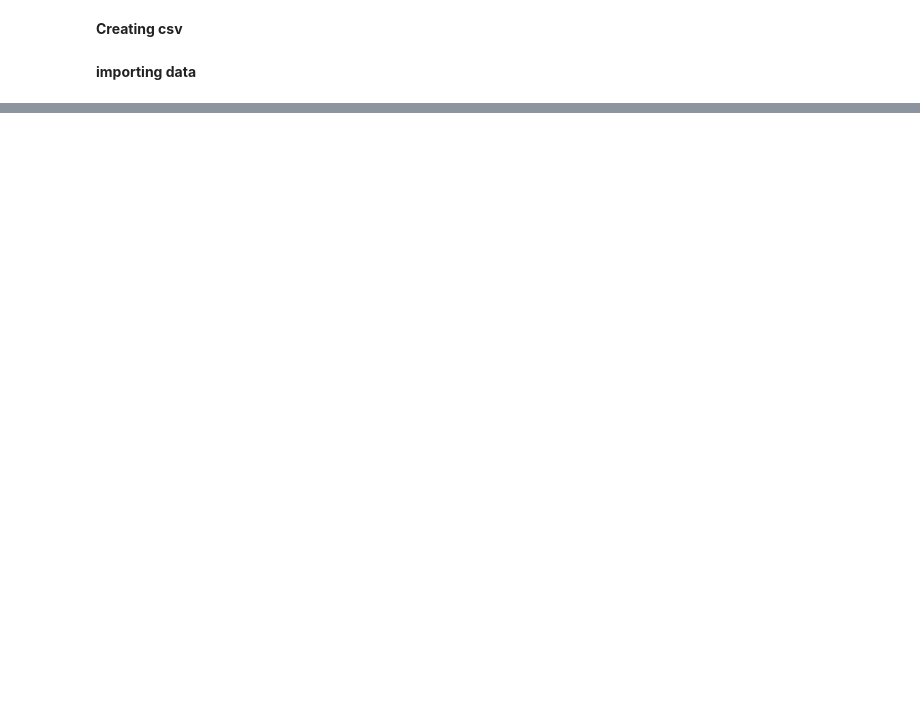
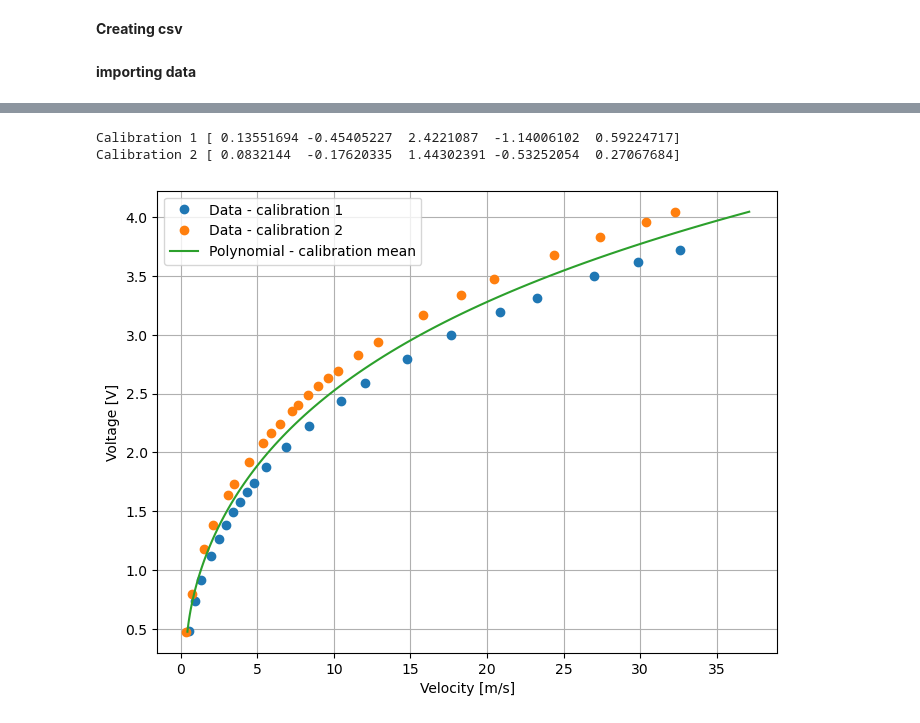
Before and after one commit to VictorLier/ExperimentalFluid, a Jupyter notebook: Hot-wire/calibration_marc.ipynb, the cells around one changed output, grey strips where cells are left out. Saved outputs shown, nothing was run; the diff lists cells and outputs as text; code cells hidden in the pictures; blank space fills up the shorter version.

```diff
--- a/Hot-wire/calibration_marc.ipynb
+++ b/Hot-wire/calibration_marc.ipynb
@@ -89,0 +98,30 @@ cali_2.save_coefficients('polynomial_coefficients.txt')
+# %%
+
+print('Calibration 1', cali_1.coefficients)
+print('Calibration 2', cali_2.coefficients)
+
+coefficients_mean = (cali_1.coefficients+cali_2.coefficients)/2
+
+voltage_values2 = np.linspace(min(cali_2.V), max(cali_2.V), 100)
+
+
+velocity_values2 = np.polyval(coefficients_mean, voltage_values2)
+
+np.savetxt('polynomial_coefficients_mean.txt', coefficients_mean)
+
+
+plt.figure(figsize=(8, 6))
+plt.plot(cali_1.U, cali_1.V, 'o', label='Data - calibration 1')
+plt.plot(cali_2.U, cali_2.V, 'o', label='Data - calibration 2')
+
+plt.plot(velocity_values2, voltage_values2, label='Polynomial - calibration mean')
+
+plt.xlabel('Velocity [m/s]')
+plt.ylabel('Voltage [V]')
+plt.legend()
+plt.grid()
+plt.show()
+# %% [output]
+Calibration 1 [ 0.13551694 -0.45405227  2.4221087  -1.14006102  0.59224717]
+Calibration 2 [ 0.0832144  -0.17620335  1.44302391 -0.53252054  0.27067684]
+[figure, added]
```
Also changed, not shown: parts of 1 cell of this notebook, 54 other files.
